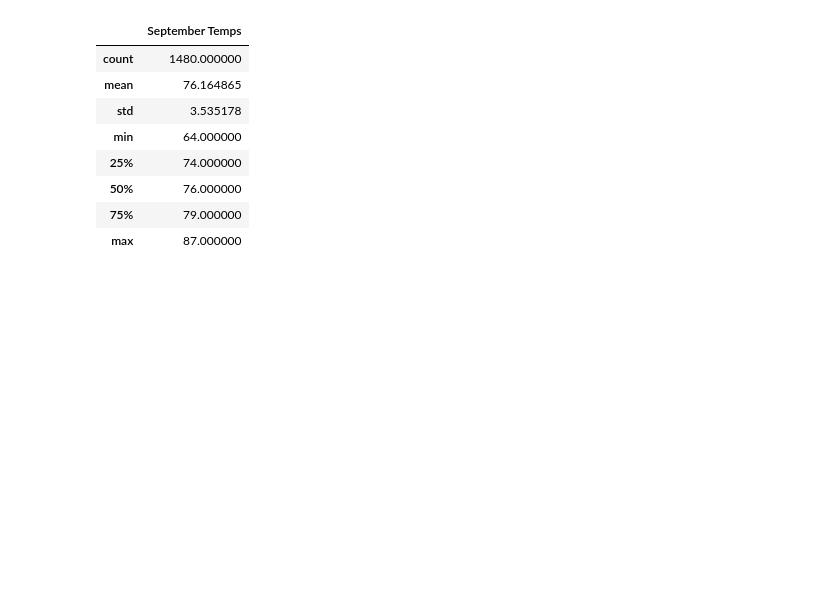
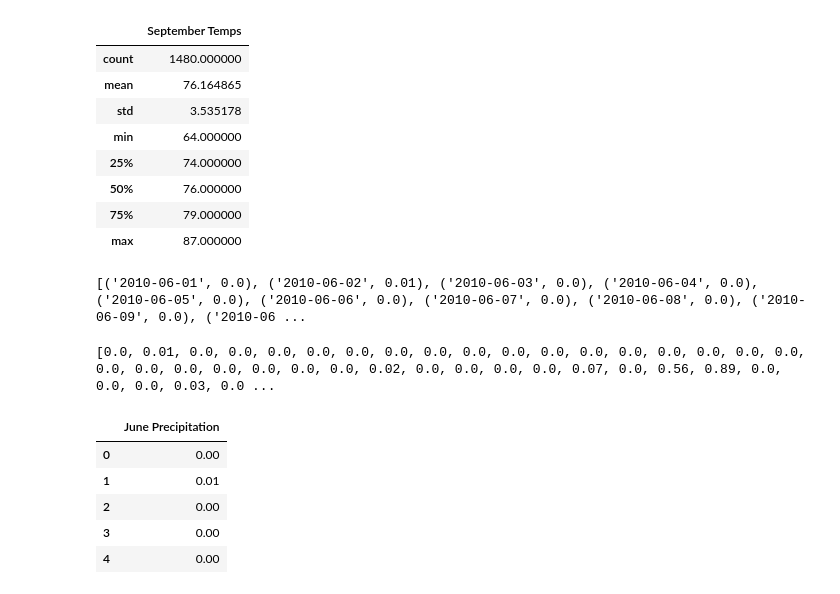
Before and after one commit to kelliwolf17/surfs_up, a Jupyter notebook: SurfsUp_Challenge.ipynb, the cells around one changed output. Saved outputs shown, nothing was run; the diff lists cells and outputs as text; code cells hidden in the pictures; blank space fills up the shorter version.

```diff
--- a/SurfsUp_Challenge.ipynb
+++ b/SurfsUp_Challenge.ipynb
@@ -165,3 +165,26 @@ df.describe()
 | 50% | 76.000000 |
 | 75% | 79.000000 |
 | max | 87.000000 |
+# %%
+# June precipitation
+results = session.query(Measurement.date, Measurement.prcp).filter(extract('month', Measurement.date)==6).all()
+print(results)
+# %% [output]
+[('2010-06-01', 0.0), ('2010-06-02', 0.01), ('2010-06-03', 0.0), ('2010-06-04', 0.0), ('2010-06-05', 0.0), ('2010-06-06', 0.0), ('2010-06-07', 0.0), ('2010-06-08', 0.0), ('2010-06-09', 0.0), ('2010-06 ...
+# %%
+precip_june = []
+for precip in results:
+    precip_june.append(precip.prcp)
+print(precip_june)
+# %% [output]
+[0.0, 0.01, 0.0, 0.0, 0.0, 0.0, 0.0, 0.0, 0.0, 0.0, 0.0, 0.0, 0.0, 0.0, 0.0, 0.0, 0.0, 0.0, 0.0, 0.0, 0.0, 0.0, 0.0, 0.0, 0.0, 0.02, 0.0, 0.0, 0.0, 0.0, 0.07, 0.0, 0.56, 0.89, 0.0, 0.0, 0.0, 0.03, 0.0 ...
+# %%
+df = pd.DataFrame(precip_june, columns=['June Precipitation'])
+df.head()
+# %% [output]
+|  | June Precipitation |
+| 0 | 0.00 |
+| 1 | 0.01 |
+| 2 | 0.00 |
+| 3 | 0.00 |
+| 4 | 0.00 |
```
Also changed, not shown: parts of 5 cells of this notebook.
